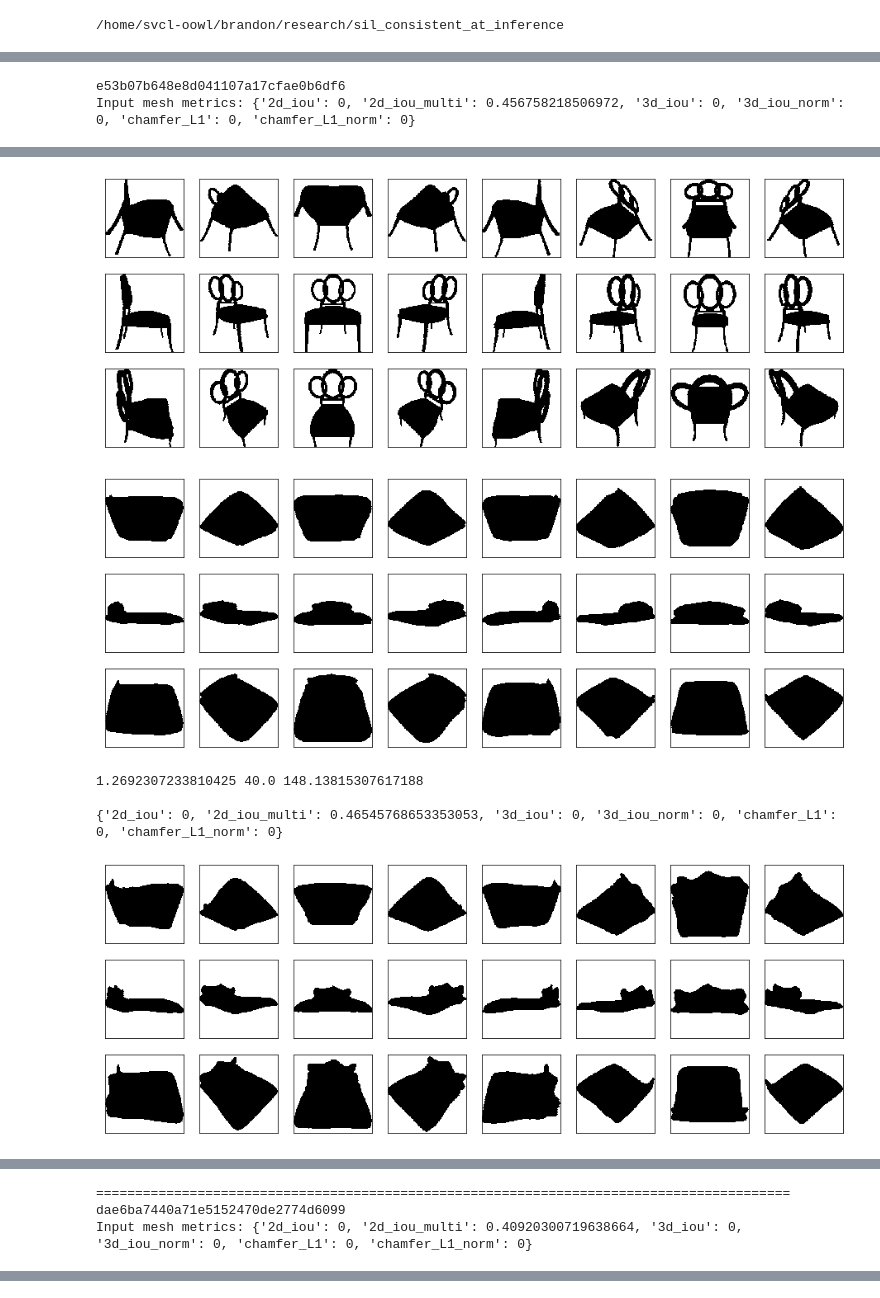
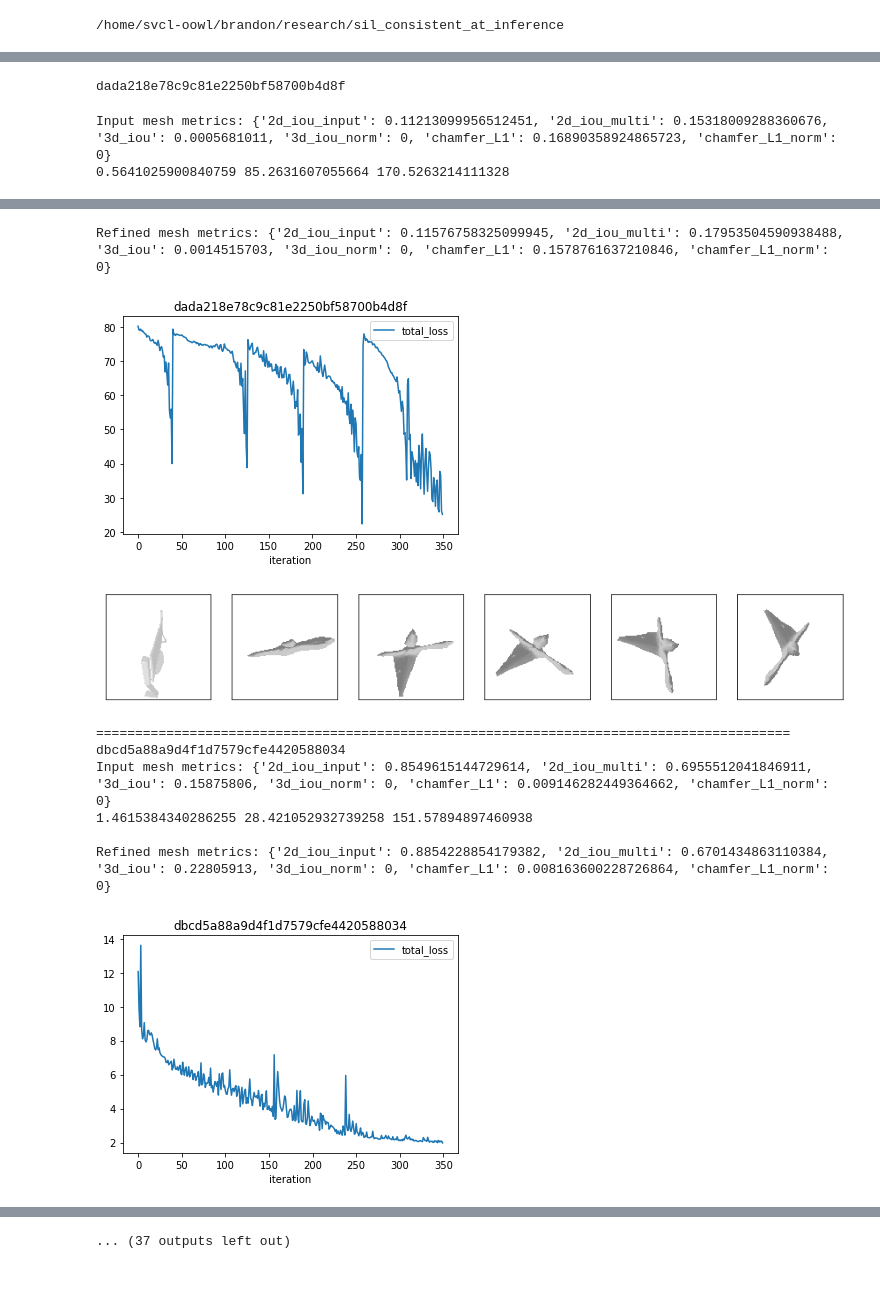
Before and after one commit to b7leung/sil_consistent_at_inference, a Jupyter notebook: notebooks/nn_pose_est_test.ipynb, the cells around one changed output, grey strips where cells are left out. Saved outputs shown, nothing was run; the diff lists cells and outputs as text; code cells hidden in the pictures.

```diff
--- a/notebooks/nn_pose_est_test.ipynb
+++ b/notebooks/nn_pose_est_test.ipynb
@@ -34,13 +34,11 @@ from evaluation import compute_iou_2d, compute_iou_2d_given_pose, compute_iou_3d
 from utils.brute_force_pose_est import brute_force_estimate_pose, brute_force_estimate_dist
 from mesh_refiner import MeshRefiner
 # %%
-#class_name = "02691156"
-class_name = "03001627"
+class_name = "03211117"
 input_mesh_dir = "/home/svcl-oowl/brandon/research/occupancy_networks/out/pytorch3d_renders/{}/generation/meshes".format(class_name)
 input_img_dir = "data/pytorch3d_shapenet_renders/{}/rgba".format(class_name)
 gt_shapes_list_path = "data/gt_shapes_path_lists/shapenet_{}_gt_shapes.lst".format(class_name)
-#cfg_path = "configs/refine_gridsearch_2.yaml"
-cfg_path = "configs/refine_3.yaml"
+cfg_path = "configs/final_refinement_params.yaml"
 
 device = torch.device("cuda:0")
 cfg = utils.load_config(cfg_path, "configs/default.yaml")
@@ -63,6 +61,8 @@ print(cfg)
 num_azims=20
 num_elevs=20
 num_dists=40
+
+pose_s
 
 results_df = pd.DataFrame()
 for instance in instances:
@@ -78,25 +78,27 @@ for instance in instances:
     gt_trimesh = trimesh.load(gt_mesh_path)
     mask = np.asarray(input_image)[:,:,3] > 0
 
-    #points = sample_points(gt_mesh.verts_packed(), 500000, 0.5)
-    points=None
     instance_info = {"instance": instance}
-
-    input_metrics_dict, input_debug_dict = eval_utils.eval_metrics(input_image, input_trimesh, input_mesh, gt_trimesh, gt_mesh, device, metrics_to_eval=["2d_iou_multi"], points=points)
-    instance_info["original_2d_iou_multi"] = input_metrics_dict["2d_iou_multi"]
-    print("Input mesh metrics: {}".format(input_metrics_dict))
-    gt_masks, rec_masks, iou_2d_scores = input_debug_dict["2d_iou_multi"]
-    visualization_tools.show_renders(gt_masks)
-    visualization_tools.show_renders(rec_masks)
-
-
     # refining using gt pose
     #gt_dist = pose_dict[instance]["dist"]
     gt_elev = pose_dict[instance]["elev"]
     gt_azim = pose_dict[instance]["azim"]
     _, _, gt_dist, _, _ = brute_force_estimate_dist(input_mesh, mask, gt_azim, gt_elev, num_dists, device)
+
+
+    input_metrics_dict, input_debug_dict = eval_utils.eval_metrics(input_image, input_trimesh, input_mesh, gt_trimesh,
+                                                                   gt_mesh, device, metrics_to_eval=["2d_iou_multi", "2d_iou_input", "3d_iou", "chamfer_L1"],
+                                                                   pred_azim=gt_azim, pred_elev=gt_elev, pred_dist=gt_dist)
+    instance_info = {**instance_info, **{"original_{}".format(metric):input_metrics_dict[metric] for metric in input_metrics_dict}}
+    print("Input mesh metrics: {}".format(input_metrics_dict))
+    #gt_masks, rec_masks, iou_2d_scores = input_debug_dict["2d_iou_multi"]
+    #visualization_tools.show_renders(gt_masks)
+    #visualization_tools.show_renders(rec_masks)
+    #input_img_mask, render_mask = input_debug_dict["2d_iou"]
+    #visualization_tools.show_renders([input_img_mask])
+    #visualization_tools.show_renders([render_mask])
+
     bf_pred_azim, bf_pred_elev, bf_pred_dist, _, _ = brute_force_estimate_pose(input_mesh, mask, num_azims, num_elevs, num_dists, device)
-
     #for (dist, elev, azim, name) in [[gt_dist.item(), gt_elev, gt_azim, "gt"], [bf_pred_dist.item(), bf_pred_elev.item(), bf_pred_azim.item(), "bf"]]:
     for (dist, elev, azim, name) in [[bf_pred_dist.item(), bf_pred_elev.item(), bf_pred_azim.item(), "bf"]]:
     #for (dist, elev, azim, name) in [[gt_dist.item(), gt_elev, gt_azim, "gt"]]:
@@ -107,12 +109,16 @@ for instance in instances:
         save_obj(refined_mesh_path, refined_mesh.verts_packed(), refined_mesh.faces_packed())
         refined_trimesh = trimesh.load(refined_mesh_path)
         refined_mesh = utils.load_untextured_mesh(refined_mesh_path, device)
-        refined_metrics, refined_debug_dict = eval_utils.eval_metrics(input_image, refined_trimesh, refined_mesh, gt_trimesh, gt_mesh, device, metrics_to_eval=["2d_iou_multi"], points=points)
-        print(refined_metrics)
-        instance_info["{}_refined_2d_iou_multi".format(name)] = refined_metrics["2d_iou_multi"]
-
-        gt_masks, rec_masks, iou_2d_scores = refined_debug_dict["2d_iou_multi"]
-        visualization_tools.show_renders(rec_masks)
+        refined_metrics_dict, refined_debug_dict = eval_utils.eval_metrics(input_image, refined_trimesh, refined_mesh, gt_trimesh, gt_mesh, device,
+                                                                      metrics_to_eval=["2d_iou_multi", "2d_iou_input", "3d_iou", "chamfer_L1"],
+                                                                      pred_azim=gt_azim, pred_elev=gt_elev, pred_dist=gt_dist)
+        print("Refined mesh metrics: {}".format(refined_metrics_dict))
+        instance_info = {**instance_info, **{"refined_{}".format(metric):refined_metrics_dict[metric] for metric in refined_metrics_dict}}
+        #gt_masks, rec_masks, iou_2d_scores = refined_debug_dict["2d_iou_multi"]
+        #visualization_tools.show_renders(rec_masks)
+        #input_img_mask, render_mask = refined_debug_dict["2d_iou"]
+        #visualization_tools.show_renders([input_img_mask])
+        #visualization_tools.show_renders([render_mask])
 
         loss_info.plot.line(x='iteration', y='total_loss', title="{}".format(instance))
         visualization_tools.show_refinement_results(input_image, input_mesh, refined_mesh, dist, elev, azim, device)
@@ -120,5 +126,6 @@ for instance in instances:
     results_df = results_df.append(instance_info, ignore_index=True)
     print("=========================================================================================")
 # %% [output]
-e53b07b648e8d041107a17cfae0b6df6
-Input mesh metrics: {'2d_iou': 0, '2d_iou_multi': 0.456758218506972, '3d_iou': 0, '3d_iou_norm': 0, 'chamfer_L1': 0, 'chamfer_L1_norm': 0}
+dada218e78c9c81e2250bf58700b4d8f
+Input mesh metrics: {'2d_iou_input': 0.11213099956512451, '2d_iou_multi': 0.15318009288360676, '3d_iou': 0.0005681011, '3d_iou_norm': 0, 'chamfer_L1': 0.16890358924865723, 'chamfer_L1_norm': 0}
+0.5641025900840759 85.2631607055664 170.5263214111328
@@ -125,6 +133,10 @@ Input mesh metrics: {'2d_iou': 0, '2d_iou_multi': 0.456758218506972, '3d_iou': 0
+Refined mesh metrics: {'2d_iou_input': 0.11576758325099945, '2d_iou_multi': 0.17953504590938488, '3d_iou': 0.0014515703, '3d_iou_norm': 0, 'chamfer_L1': 0.1578761637210846, 'chamfer_L1_norm': 0}
-[figure, old version]
+[figure, new version]
-[figure, old version]
+[figure, new version]
-1.2692307233810425 40.0 148.13815307617188
-
-{'2d_iou': 0, '2d_iou_multi': 0.46545768653353053, '3d_iou': 0, '3d_iou_norm': 0, 'chamfer_L1': 0, 'chamfer_L1_norm': 0}
+=========================================================================================
+dbcd5a88a9d4f1d7579cfe4420588034
+Input mesh metrics: {'2d_iou_input': 0.8549615144729614, '2d_iou_multi': 0.6955512041846911, '3d_iou': 0.15875806, '3d_iou_norm': 0, 'chamfer_L1': 0.009146282449364662, 'chamfer_L1_norm': 0}
+1.4615384340286255 28.421052932739258 151.57894897460938
+
+Refined mesh metrics: {'2d_iou_input': 0.8854228854179382, '2d_iou_multi': 0.6701434863110384, '3d_iou': 0.22805913, '3d_iou_norm': 0, 'chamfer_L1': 0.008163600228726864, 'chamfer_L1_norm': 0}
-[figure, old version]
+[figure, new version]
@@ -133,3 +150,0 @@ Input mesh metrics: {'2d_iou': 0, '2d_iou_multi': 0.456758218506972, '3d_iou': 0
-=========================================================================================
-dae6ba7440a71e5152470de2774d6099
-Input mesh metrics: {'2d_iou': 0, '2d_iou_multi': 0.40920300719638664, '3d_iou': 0, '3d_iou_norm': 0, 'chamfer_L1': 0, 'chamfer_L1_norm': 0}
@@ -143 +152,2 @@ Input mesh metrics: {'2d_iou': 0, '2d_iou_multi': 0.40920300719638664, '3d_iou':
+... (37 outputs left out)
 # %%
```
Also changed, not shown: parts of 3 cells of this notebook, 29 other files.
